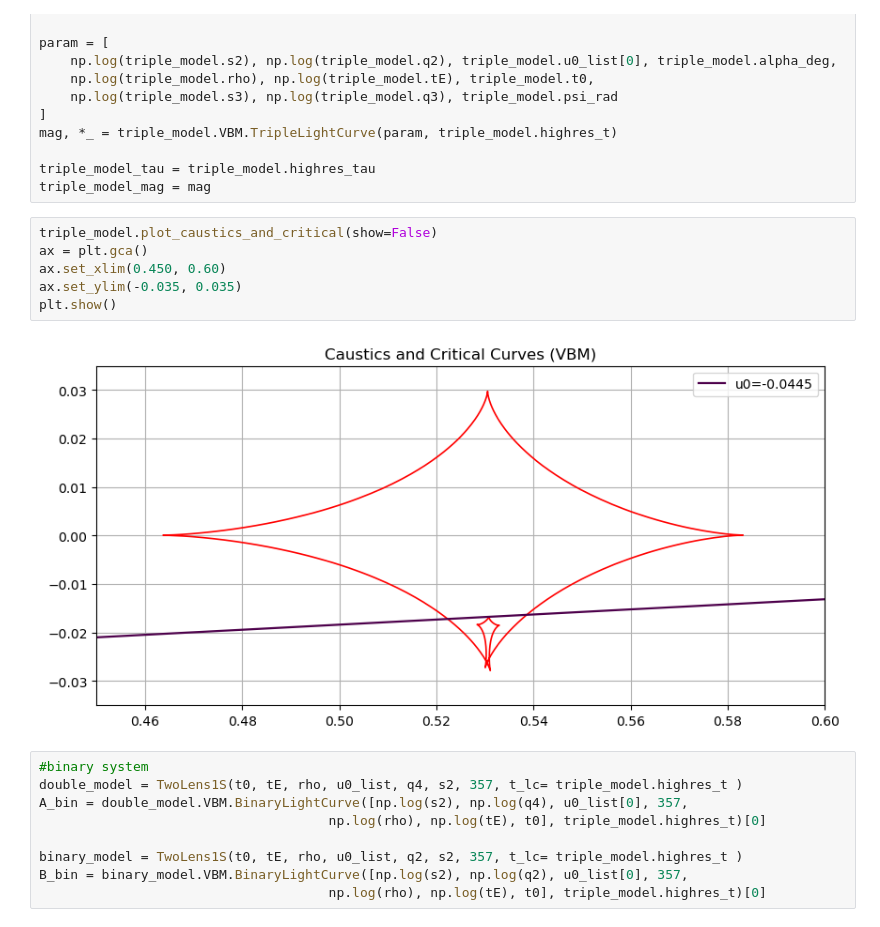
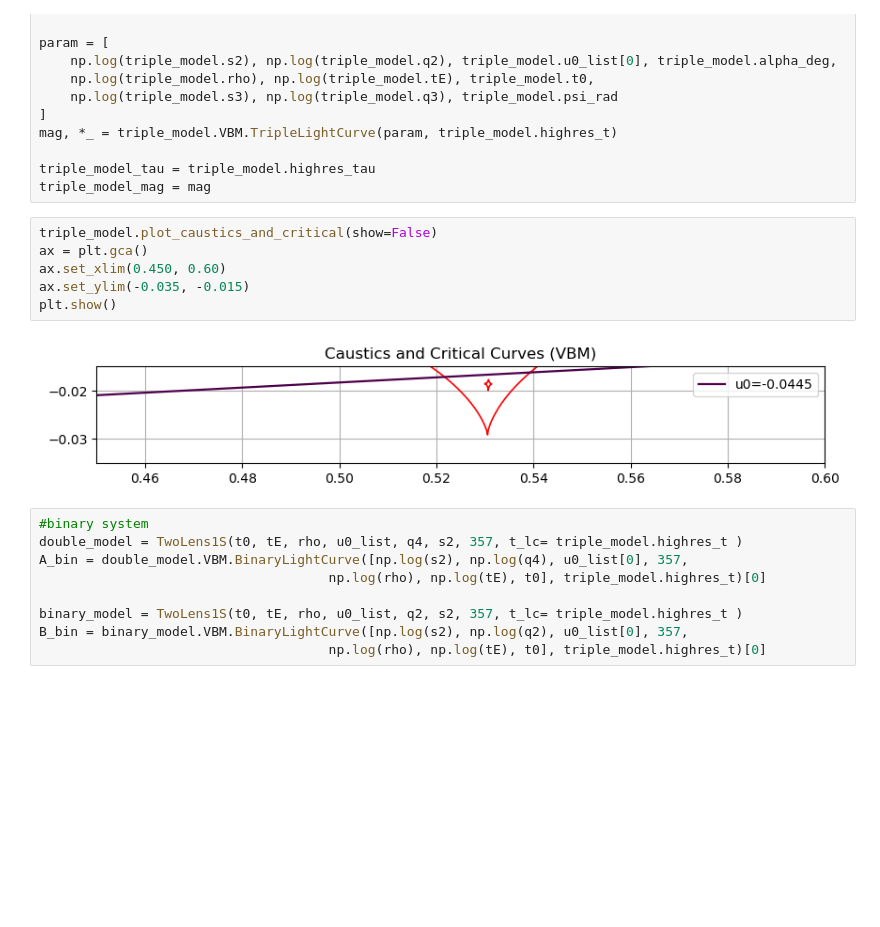
Before and after one commit to AmberLee2427/SURP25, a Jupyter notebook: Microlensing/Paper.ipynb, the cells around one changed output. Cells and saved outputs as stored; diff of their text form; blank space fills up the shorter version.

```diff
--- a/Microlensing/Paper.ipynb
+++ b/Microlensing/Paper.ipynb
@@ -43,11 +43,11 @@ triple_model_mag = mag
 # %%
 triple_model.plot_caustics_and_critical(show=False)
 ax = plt.gca()
 ax.set_xlim(0.450, 0.60)
-ax.set_ylim(-0.035, 0.035)
+ax.set_ylim(-0.035, -0.015)
 plt.show()
 # %% [output]
-[figure, old version]
+[figure, new version]
 # %%
 #binary system
 double_model = TwoLens1S(t0, tE, rho, u0_list, q4, s2, 357, t_lc= triple_model.highres_t )
```
Also changed, not shown: 2 other files.
